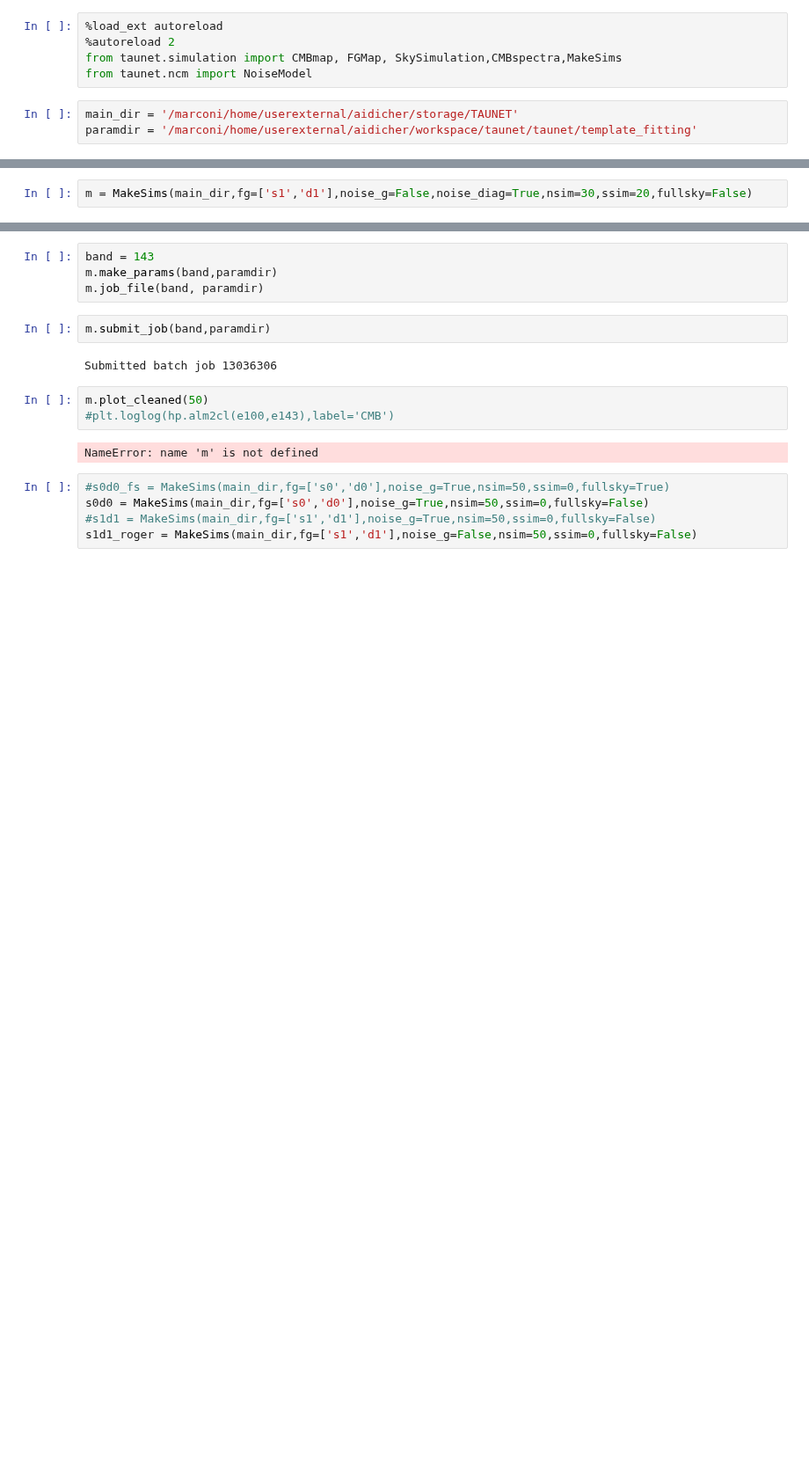
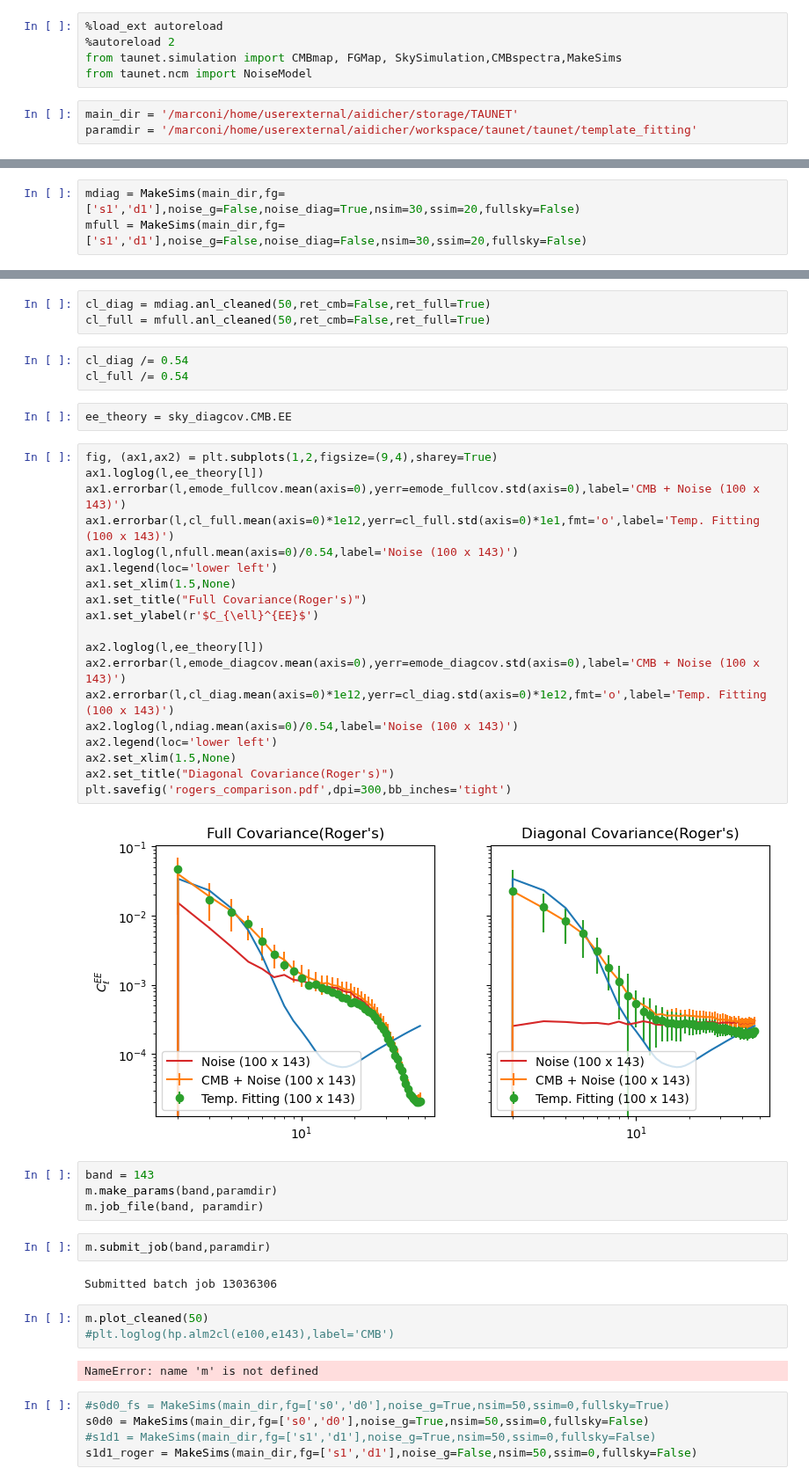
Before and after one commit to antolonappan/taunet, a Jupyter notebook: Notebooks/sky.ipynb, the cells around one changed output, grey strips where cells are left out. Shown at 88% size. Cells and saved outputs as stored; diff of their text form; blank space fills up the shorter version.

```diff
--- a/Notebooks/sky.ipynb
+++ b/Notebooks/sky.ipynb
@@ -17,5 +65,6 @@ paramdir = '/marconi/home/userexternal/aidicher/workspace/taunet/taunet/template
 # %%
-m = MakeSims(main_dir,fg=['s1','d1'],noise_g=False,noise_diag=True,nsim=30,ssim=20,fullsky=False)
+mdiag = MakeSims(main_dir,fg=['s1','d1'],noise_g=False,noise_diag=True,nsim=30,ssim=20,fullsky=False)
+mfull = MakeSims(main_dir,fg=['s1','d1'],noise_g=False,noise_diag=False,nsim=30,ssim=20,fullsky=False)
 # %% [output]
 Saved power spectra
 tau = 0.06
@@ -23,3 +75,32 @@ Generating noise covariance matrices: NoiseModel Diag
+# %%
+cl_diag = mdiag.anl_cleaned(50,ret_cmb=False,ret_full=True)
+cl_full = mfull.anl_cleaned(50,ret_cmb=False,ret_full=True)
+# %%
+cl_diag /= 0.54
+cl_full /= 0.54
+# %%
+ee_theory = sky_diagcov.CMB.EE
+# %%
+fig, (ax1,ax2) = plt.subplots(1,2,figsize=(9,4),sharey=True)
+ax1.loglog(l,ee_theory[l])
+ax1.errorbar(l,emode_fullcov.mean(axis=0),yerr=emode_fullcov.std(axis=0),label='CMB + Noise (100 x 143)')
+ax1.errorbar(l,cl_full.mean(axis=0)*1e12,yerr=cl_full.std(axis=0)*1e1,fmt='o',label='Temp. Fitting (100 x 143)')
+ax1.loglog(l,nfull.mean(axis=0)/0.54,label='Noise (100 x 143)')
+ax1.legend(loc='lower left')
+ax1.set_xlim(1.5,None)
+ax1.set_title("Full Covariance(Roger's)")
+ax1.set_ylabel(r'$C_{\ell}^{EE}$')
+
+ax2.loglog(l,ee_theory[l])
+ax2.errorbar(l,emode_diagcov.mean(axis=0),yerr=emode_diagcov.std(axis=0),label='CMB + Noise (100 x 143)')
+ax2.errorbar(l,cl_diag.mean(axis=0)*1e12,yerr=cl_diag.std(axis=0)*1e12,fmt='o',label='Temp. Fitting (100 x 143)')
+ax2.loglog(l,ndiag.mean(axis=0)/0.54,label='Noise (100 x 143)')
+ax2.legend(loc='lower left')
+ax2.set_xlim(1.5,None)
+ax2.set_title("Diagonal Covariance(Roger's)")
+plt.savefig('rogers_comparison.pdf',dpi=300,bb_inches='tight')
+# %% [output]
+[figure, added]
 # %%
 band = 143
 m.make_params(band,paramdir)
```
Also changed, not shown: parts of 7 cells of this notebook, 3 other files.
